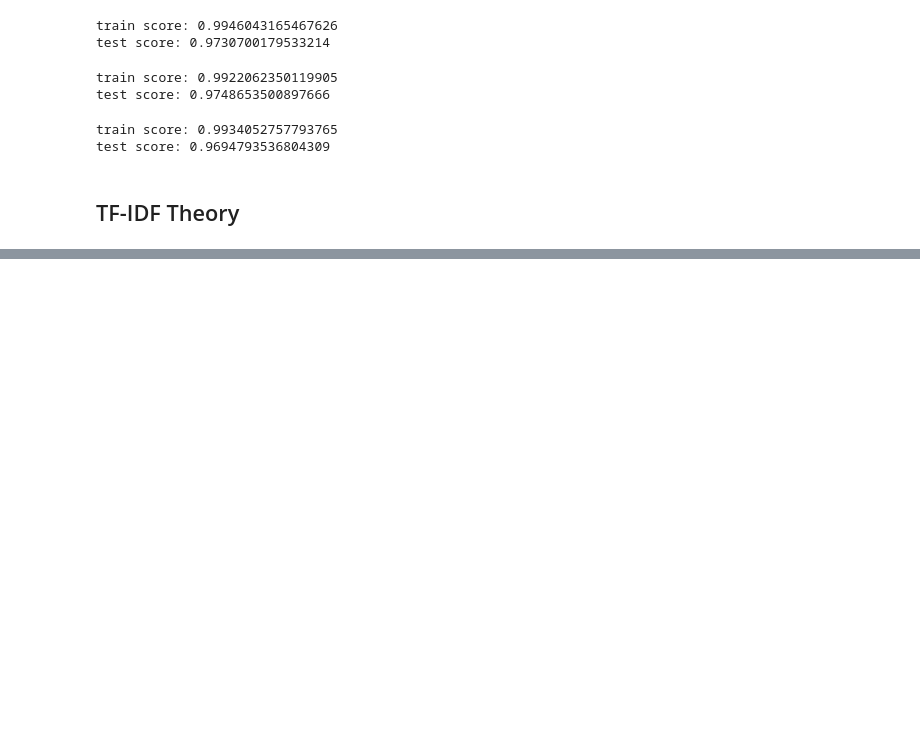
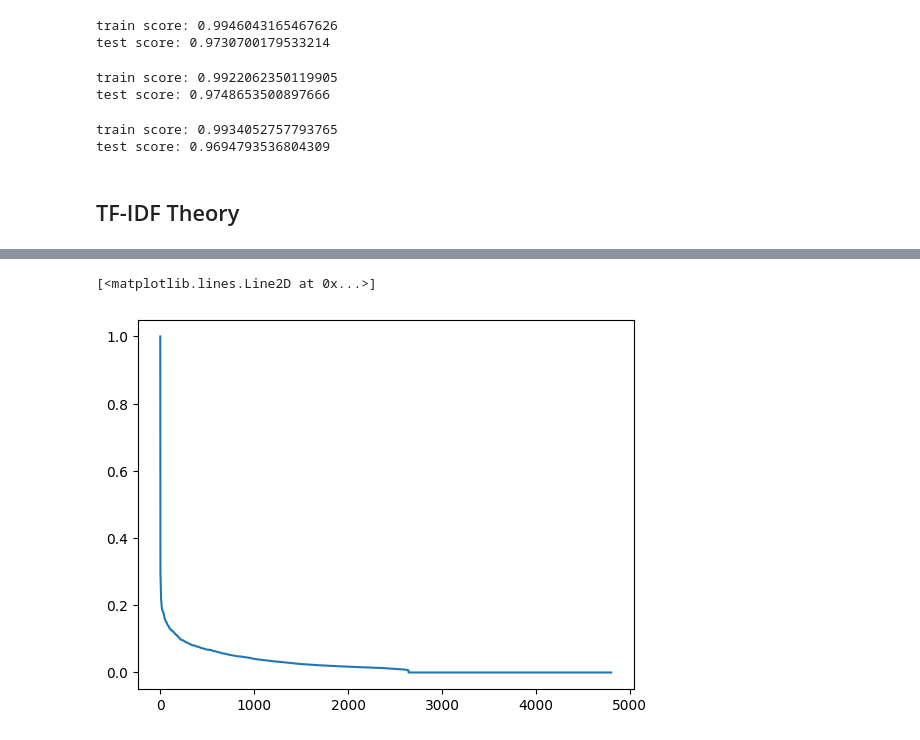
Before and after one commit to xpdlaldam/nlp, a Jupyter notebook: stemming_and_lemmatization.ipynb, the cells around one changed output, grey strips where cells are left out. Drawn from its saved outputs; the diff is of its cells as text; code cells hidden in the pictures; blank space fills up the shorter version.

```diff
--- a/stemming_and_lemmatization.ipynb
+++ b/stemming_and_lemmatization.ipynb
@@ -319,0 +503,6 @@ test score: 0.9694793536804309
+# %%
+# interpretation: most movies are unrelated to the query movie
+plt.plot(scores[(-scores).argsort()])
+# %% [output]
+[<matplotlib.lines.Line2D at 0x...>]
+[figure, added]
```
Also changed, not shown: parts of 28 cells of this notebook.
